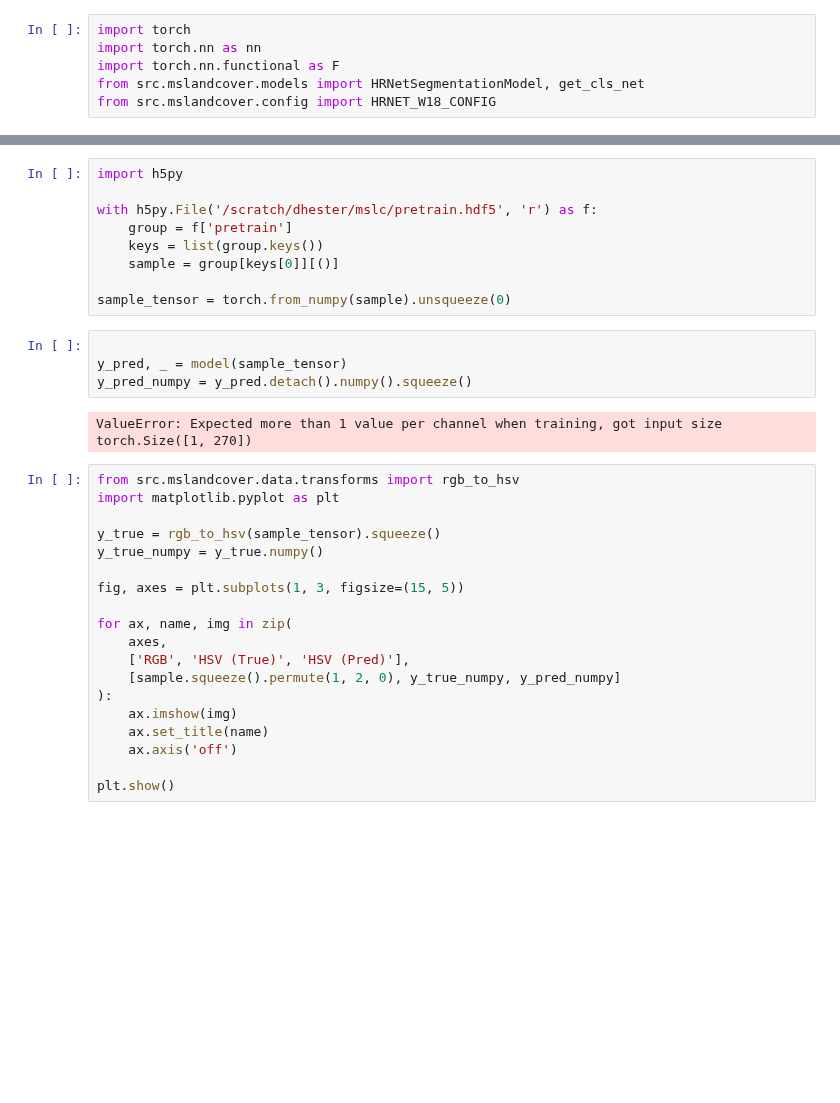
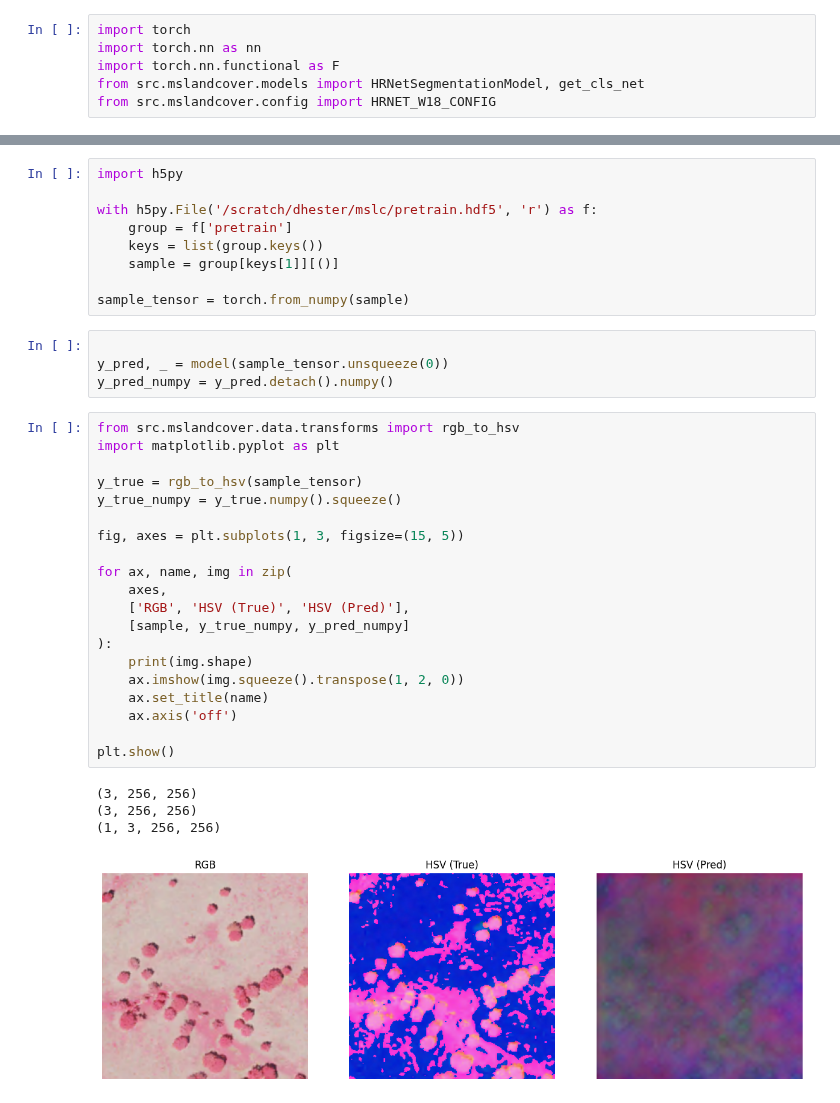
Before and after one commit to DakotaHester/ms-land-cover, a Jupyter notebook: model_tests.ipynb, the cells around one changed output, grey strips where cells are left out. Cells and saved outputs as stored; diff of their text form; blank space fills up the shorter version.

```diff
--- a/model_tests.ipynb
+++ b/model_tests.ipynb
@@ -20,31 +36,35 @@ import h5py
 with h5py.File('/scratch/dhester/mslc/pretrain.hdf5', 'r') as f:
     group = f['pretrain']
     keys = list(group.keys())
-    sample = group[keys[0]][()]
+    sample = group[keys[1]][()]
 
-sample_tensor = torch.from_numpy(sample).unsqueeze(0)
+sample_tensor = torch.from_numpy(sample)
 # %%
 
-y_pred, _ = model(sample_tensor)
-y_pred_numpy = y_pred.detach().numpy().squeeze()
+y_pred, _ = model(sample_tensor.unsqueeze(0))
+y_pred_numpy = y_pred.detach().numpy()
-# %% [output]
-ValueError: Expected more than 1 value per channel when training, got input size torch.Size([1, 270])
 # %%
 from src.mslandcover.data.transforms import rgb_to_hsv
 import matplotlib.pyplot as plt
 
-y_true = rgb_to_hsv(sample_tensor).squeeze()
-y_true_numpy = y_true.numpy()
+y_true = rgb_to_hsv(sample_tensor)
+y_true_numpy = y_true.numpy().squeeze()
 
 fig, axes = plt.subplots(1, 3, figsize=(15, 5))
 
 for ax, name, img in zip(
     axes,
     ['RGB', 'HSV (True)', 'HSV (Pred)'],
-    [sample.squeeze().permute(1, 2, 0), y_true_numpy, y_pred_numpy]
+    [sample, y_true_numpy, y_pred_numpy]
 ):
-    ax.imshow(img)
+    print(img.shape)
+    ax.imshow(img.squeeze().transpose(1, 2, 0))
     ax.set_title(name)
     ax.axis('off')
 
 plt.show()
+# %% [output]
+(3, 256, 256)
+(3, 256, 256)
+(1, 3, 256, 256)
+[figure, added]
```
Also changed, not shown: parts of 1 cell of this notebook, 22 other files.
